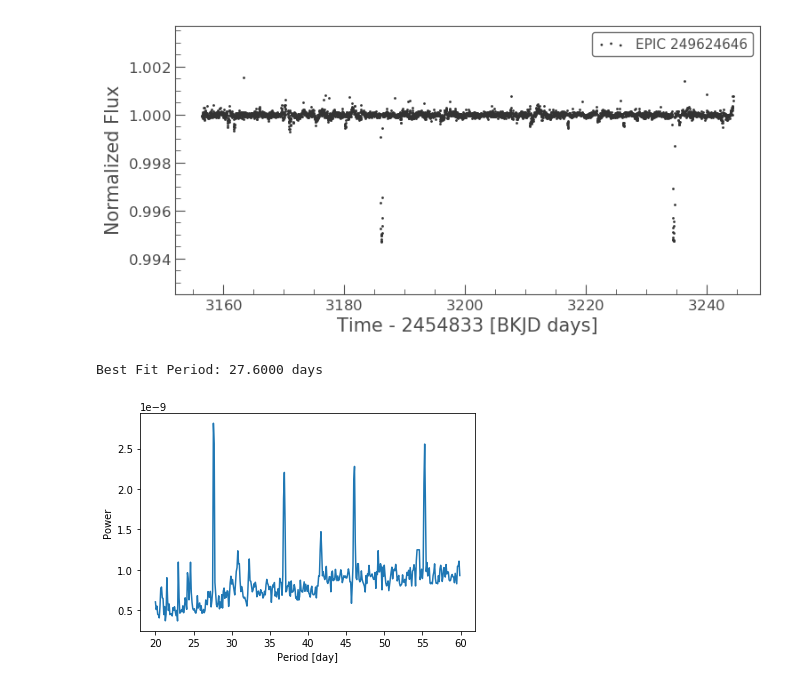
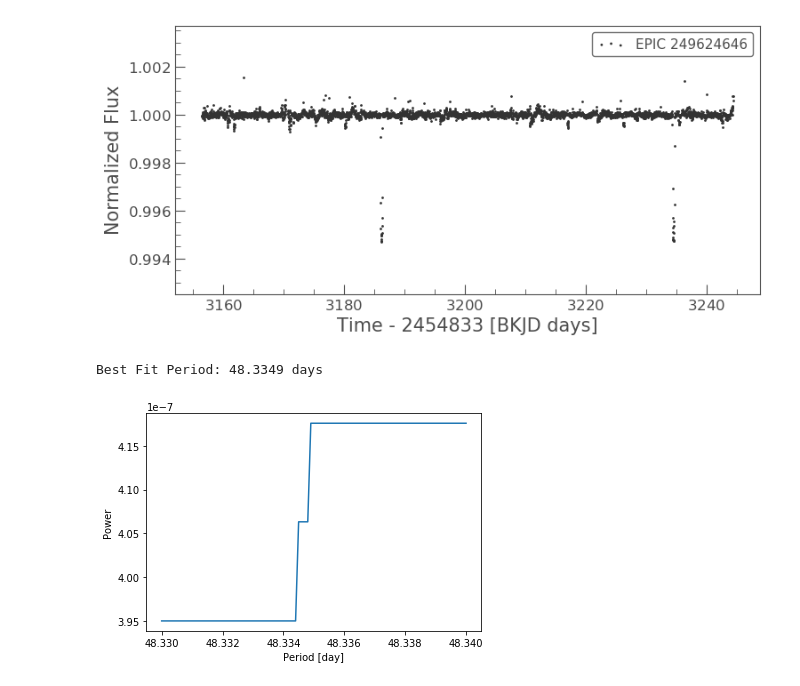
Before and after one commit to PierricJoulot/Astronomy, a Jupyter notebook: EPIC249624646/EPIC 249624646.ipynb, the cells around one changed output. Drawn from its saved outputs; the diff is of its cells as text; code cells hidden in the pictures.

```diff
--- a/EPIC249624646/EPIC 249624646.ipynb
+++ b/EPIC249624646/EPIC 249624646.ipynb
@@ -122,17 +122,17 @@ corr_lcp_f.scatter()
 [figure]
 [figure]
 # %%
-bls = BoxLeastSquares(corr_lc_f.time, corr_lc_f.flux, corr_lc_f.flux_err)
-periods = np.arange(20, 60, 0.1)
-durations = np.arange(0.005, 0.15, 0.001)
+bls = BoxLeastSquares(corr_lcp_f.time, corr_lcp_f.flux, corr_lcp_f.flux_err)
+periods = np.arange(48.33, 48.34, 0.0001)
+durations = np.arange(0.005, 0.15, 0.0001)
 periodogram = bls.power(periods, durations)
 
 plt.plot(periodogram.period, periodogram.power)
 plt.ylabel("Power")
 plt.xlabel("Period [day]");
 
-period = periods[np.argmax(periodogram.power)]
-print('Best Fit Period: {:0.4f} days'.format(period))
+period_p = periods[np.argmax(periodogram.power)]
+print('Best Fit Period: {:0.4f} days'.format(period_p))
 # %% [output]
-Best Fit Period: 27.6000 days
+Best Fit Period: 48.3349 days
-[figure, old version]
+[figure, new version]
```
Also changed, not shown: parts of 8 cells of this notebook.
